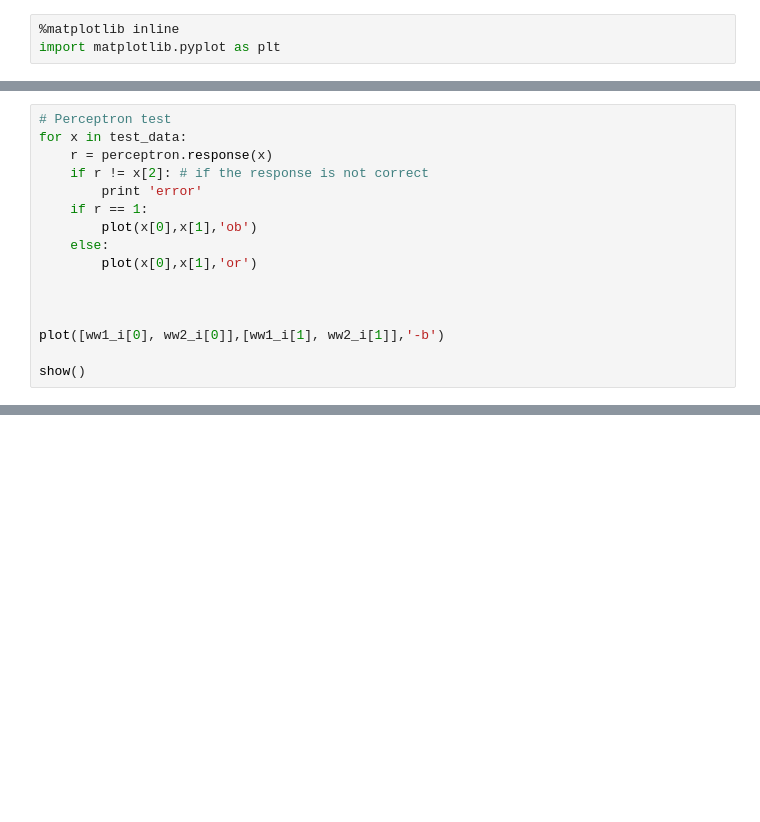
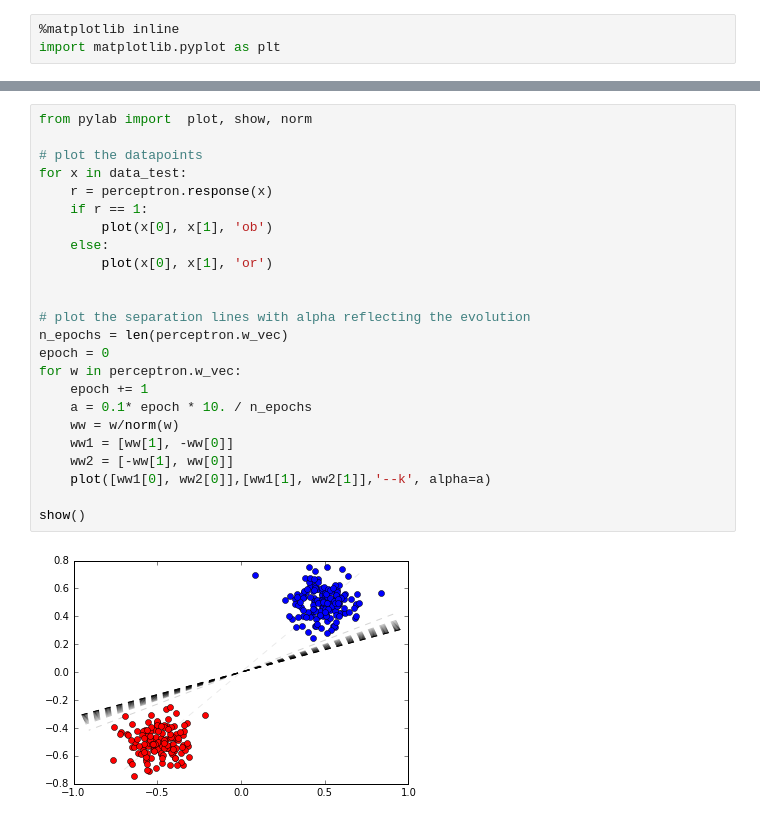
Before and after one commit to tsarouch/daltonic_assistant, a Jupyter notebook: perceptron_demo.ipynb, the cells around one changed output, grey strips where cells are left out. Drawn from its saved outputs; the diff is of its cells as text; blank space fills up the shorter version.

```diff
--- a/perceptron_demo.ipynb
+++ b/perceptron_demo.ipynb
@@ -176,16 +175,0 @@ perceptron.w_vec
-# %%
-# Perceptron test
-for x in test_data:
-    r = perceptron.response(x)
-    if r != x[2]: # if the response is not correct
-        print 'error'
-    if r == 1:
-        plot(x[0],x[1],'ob')
-    else:
-        plot(x[0],x[1],'or')
-
-
-
-plot([ww1_i[0], ww2_i[0]],[ww1_i[1], ww2_i[1]],'-b')
-
-show()
@@ -191,0 +184,26 @@ show()
+# %%
+from pylab import  plot, show, norm
+
+# plot the datapoints
+for x in data_test:
+    r = perceptron.response(x)
+    if r == 1:
+        plot(x[0], x[1], 'ob')
+    else:
+        plot(x[0], x[1], 'or')
+
+
+# plot the separation lines with alpha reflecting the evolution
+n_epochs = len(perceptron.w_vec)
+epoch = 0
+for w in perceptron.w_vec:
+    epoch += 1
+    a = 0.1* epoch * 10. / n_epochs
+    ww = w/norm(w)
+    ww1 = [ww[1], -ww[0]]
+    ww2 = [-ww[1], ww[0]]
+    plot([ww1[0], ww2[0]],[ww1[1], ww2[1]],'--k', alpha=a)
+
+show()
+# %% [output]
+[figure, added]
```
Also changed, not shown: parts of 19 cells of this notebook.
